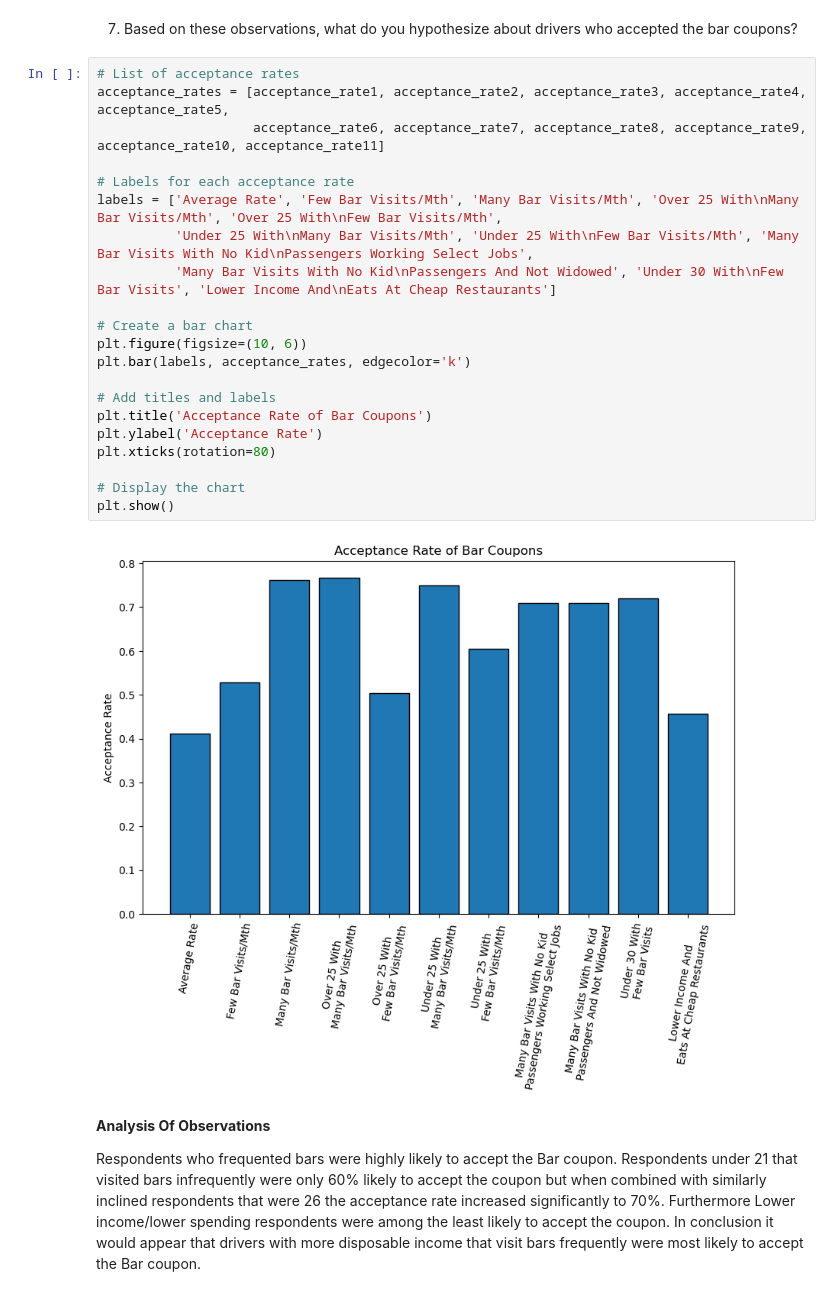
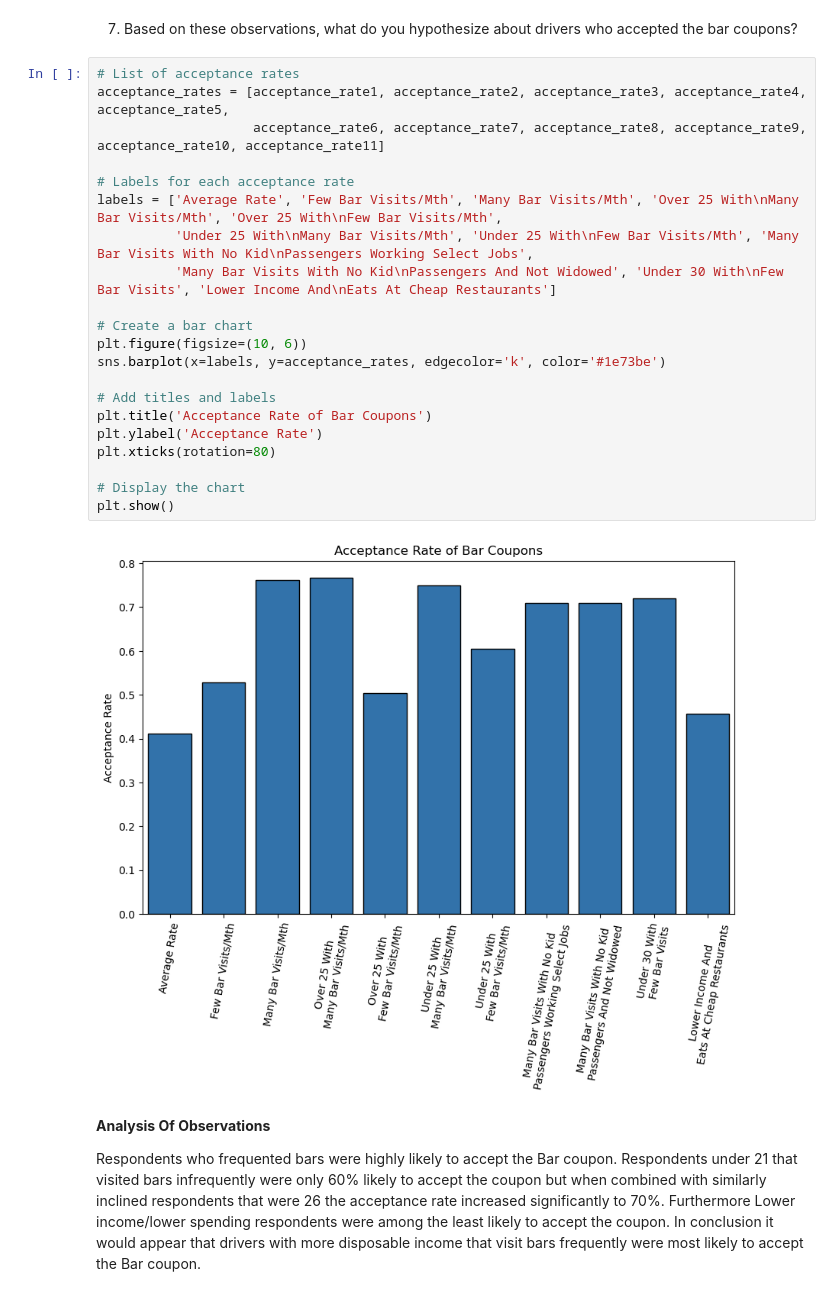
Before and after one commit to odeanmaye/coupon-analysis, a Jupyter notebook: prompt.ipynb, the cells around one changed output. Cells and saved outputs as stored; diff of their text form.

```diff
--- a/prompt.ipynb
+++ b/prompt.ipynb
@@ -314,26 +318,26 @@ acceptance_rate9, acceptance_rate10, acceptance_rate11
 # %%
 # List of acceptance rates
 acceptance_rates = [acceptance_rate1, acceptance_rate2, acceptance_rate3, acceptance_rate4, acceptance_rate5,
                     acceptance_rate6, acceptance_rate7, acceptance_rate8, acceptance_rate9, acceptance_rate10, acceptance_rate11]
 
 # Labels for each acceptance rate
 labels = ['Average Rate', 'Few Bar Visits/Mth', 'Many Bar Visits/Mth', 'Over 25 With\nMany Bar Visits/Mth', 'Over 25 With\nFew Bar Visits/Mth',
           'Under 25 With\nMany Bar Visits/Mth', 'Under 25 With\nFew Bar Visits/Mth', 'Many Bar Visits With No Kid\nPassengers Working Select Jobs',
           'Many Bar Visits With No Kid\nPassengers And Not Widowed', 'Under 30 With\nFew Bar Visits', 'Lower Income And\nEats At Cheap Restaurants']
 
 # Create a bar chart
 plt.figure(figsize=(10, 6))
-plt.bar(labels, acceptance_rates, edgecolor='k')
+sns.barplot(x=labels, y=acceptance_rates, edgecolor='k', color='#1e73be')
 
 # Add titles and labels
 plt.title('Acceptance Rate of Bar Coupons')
 plt.ylabel('Acceptance Rate')
 plt.xticks(rotation=80)
 
 # Display the chart
 plt.show()
 # %% [output]
-[figure, old version]
+[figure, new version]
 # %% [markdown]
 **Analysis Of Observations**
 
```
Also changed, not shown: parts of 9 cells of this notebook.
